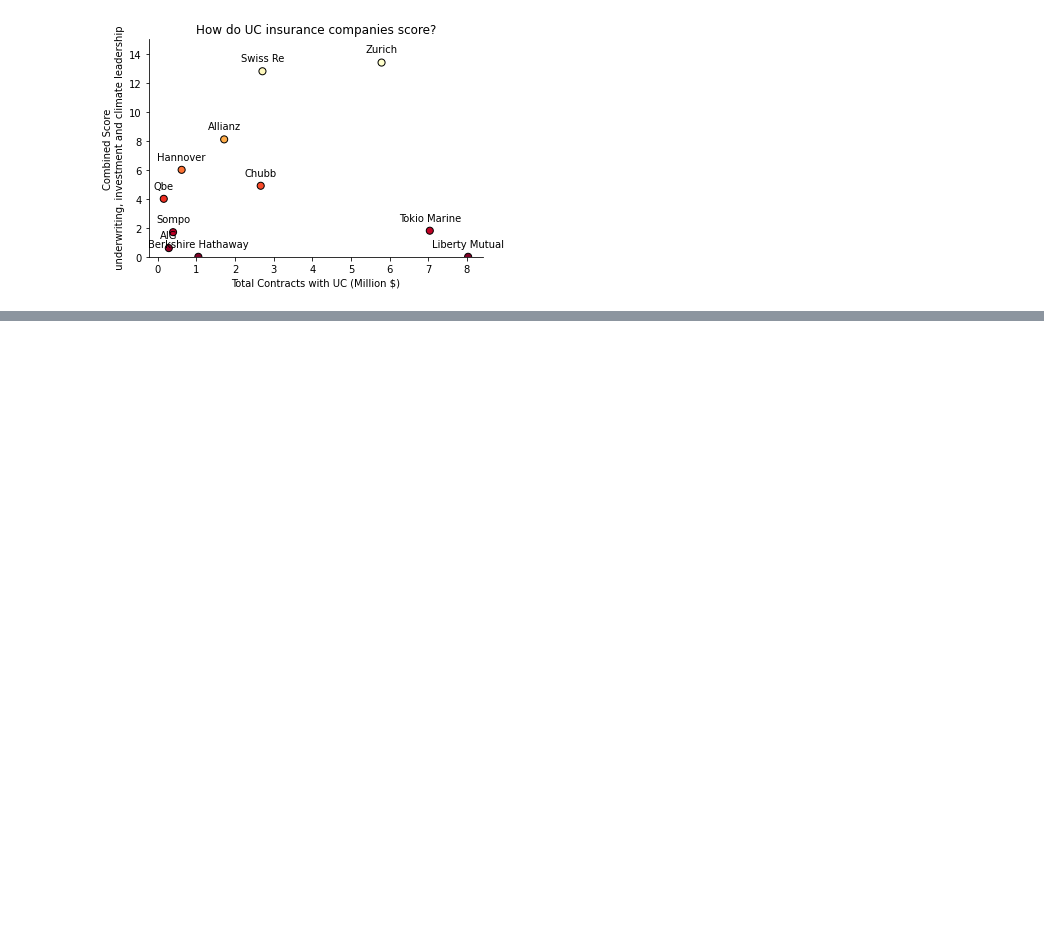
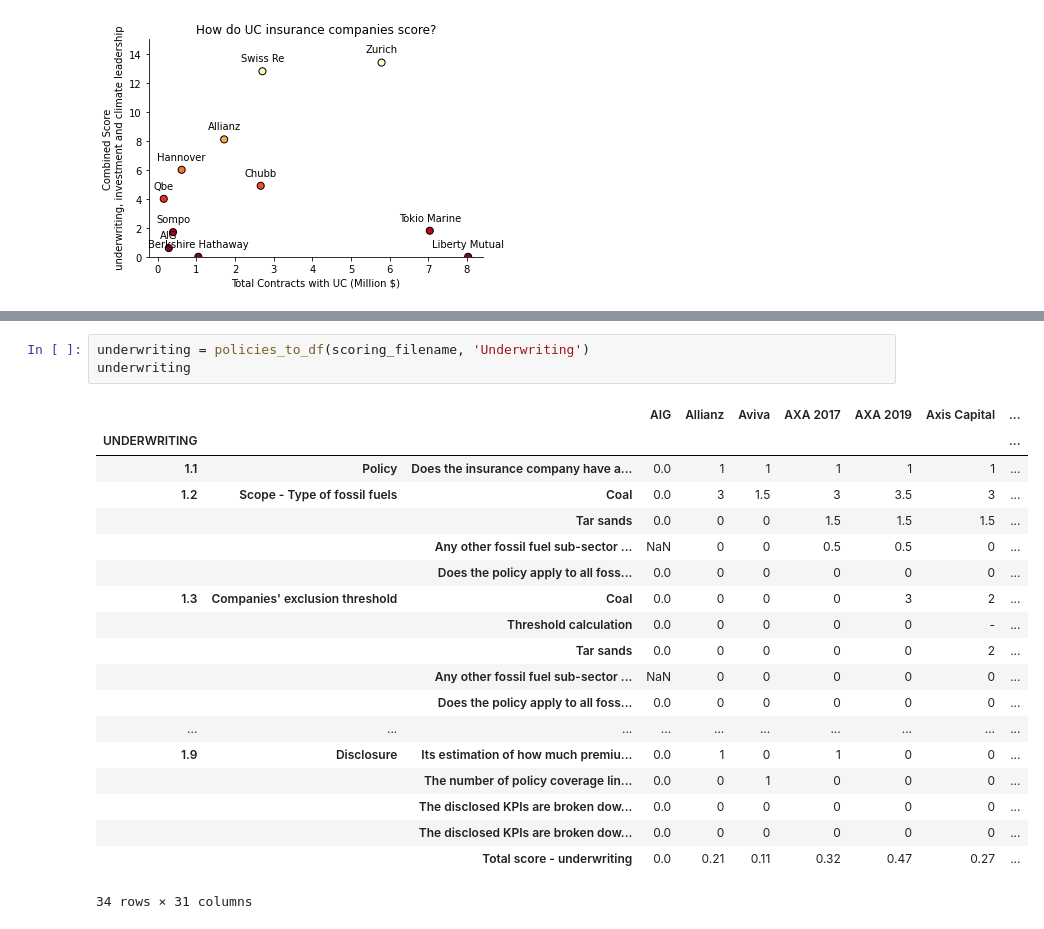
Before and after one commit to davidbrown2324/uc_insurers, a Jupyter notebook: uc_insurance_infographic.ipynb, the cells around one changed output, grey strips where cells are left out. Drawn from its saved outputs; the diff is of its cells as text; blank space fills up the shorter version.

```diff
--- a/uc_insurance_infographic.ipynb
+++ b/uc_insurance_infographic.ipynb
@@ -514,0 +597,23 @@ plt.gca().get_yaxis().set_major_formatter(
+# %%
+underwriting = policies_to_df(scoring_filename, 'Underwriting')
+underwriting
+# %% [output]
+|  |  |  | AIG | Allianz | Aviva | AXA 2017 | AXA 2019 | Axis Capital | ... |
+| UNDERWRITING |  |  |  |  |  |  |  |  | ... |
+| 1.1 | Policy | Does the insurance company have a... | 0.0 | 1 | 1 | 1 | 1 | 1 | ... |
+| 1.2 | Scope - Type of fossil fuels | Coal | 0.0 | 3 | 1.5 | 3 | 3.5 | 3 | ... |
+|  |  | Tar sands | 0.0 | 0 | 0 | 1.5 | 1.5 | 1.5 | ... |
+|  |  | Any other fossil fuel sub-sector ... | NaN | 0 | 0 | 0.5 | 0.5 | 0 | ... |
+|  |  | Does the policy apply to all foss... | 0.0 | 0 | 0 | 0 | 0 | 0 | ... |
+| 1.3 | Companies' exclusion threshold | Coal | 0.0 | 0 | 0 | 0 | 3 | 2 | ... |
+|  |  | Threshold calculation | 0.0 | 0 | 0 | 0 | 0 | - | ... |
+|  |  | Tar sands | 0.0 | 0 | 0 | 0 | 0 | 2 | ... |
+|  |  | Any other fossil fuel sub-sector ... | NaN | 0 | 0 | 0 | 0 | 0 | ... |
+|  |  | Does the policy apply to all foss... | 0.0 | 0 | 0 | 0 | 0 | 0 | ... |
+| ... | ... | ... | ... | ... | ... | ... | ... | ... | ... |
+| 1.9 | Disclosure | Its estimation of how much premiu... | 0.0 | 1 | 0 | 1 | 0 | 0 | ... |
+|  |  | The number of policy coverage lin... | 0.0 | 0 | 1 | 0 | 0 | 0 | ... |
+|  |  | The disclosed KPIs are broken dow... | 0.0 | 0 | 0 | 0 | 0 | 0 | ... |
+|  |  | The disclosed KPIs are broken dow... | 0.0 | 0 | 0 | 0 | 0 | 0 | ... |
+|  |  | Total score - underwriting | 0.0 | 0.21 | 0.11 | 0.32 | 0.47 | 0.27 | ... |
+34 rows × 31 columns
```
Also changed, not shown: parts of 19 cells of this notebook.
